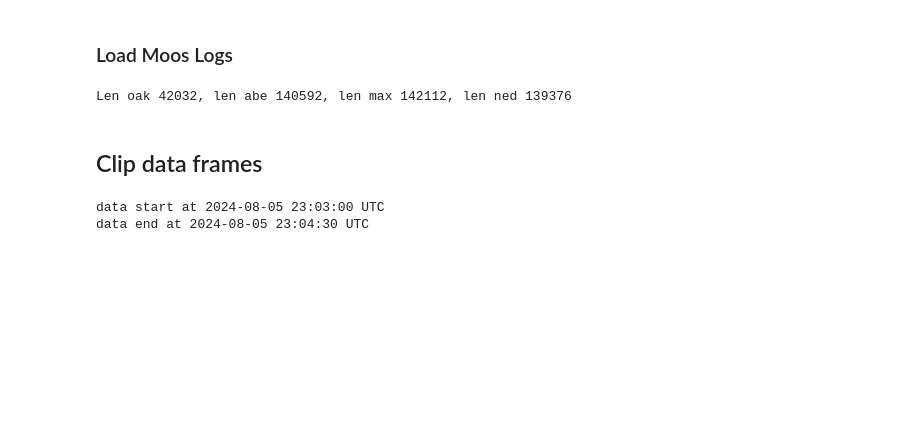
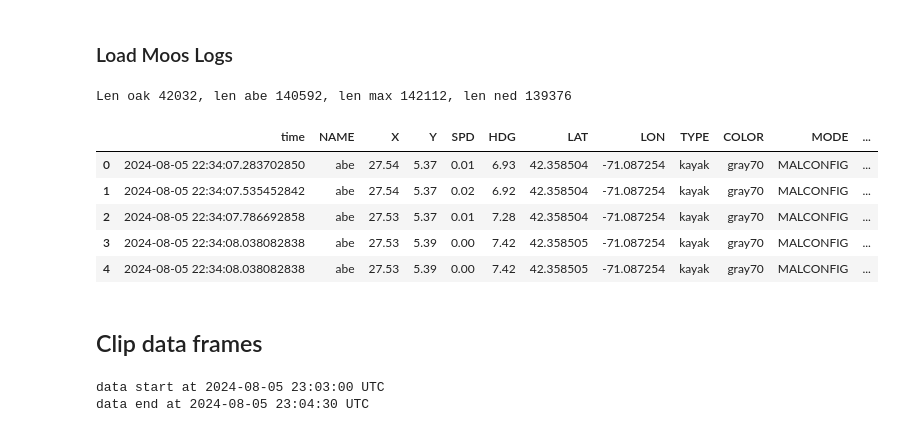
Before and after one commit to DanielDuecker/moos-ivp-ahoi, a Jupyter notebook: missions/ahoi_multi_agent_base/analysis_ahoi_backup.ipynb, the cells around one changed output. Drawn from its saved outputs; the diff is of its cells as text; code cells hidden in the pictures; blank space fills up the shorter version.

```diff
--- a/missions/ahoi_multi_agent_base/analysis_ahoi_backup.ipynb
+++ b/missions/ahoi_multi_agent_base/analysis_ahoi_backup.ipynb
@@ -100,6 +100,15 @@ if use_moos_logs:
     df_mdm_ned['time'] = pd.to_datetime(df_mdm_ned['time'], unit='s')
 # %% [output]
 Len oak 42032, len abe 140592, len max 142112, len ned 139376
+# %%
+ df_mdm_abe.head()
+# %% [output]
+|  | time | NAME | X | Y | SPD | HDG | LAT | LON | TYPE | COLOR | MODE | ... |
+| 0 | 2024-08-05 22:34:07.283702850 | abe | 27.54 | 5.37 | 0.01 | 6.93 | 42.358504 | -71.087254 | kayak | gray70 | MALCONFIG | ... |
+| 1 | 2024-08-05 22:34:07.535452842 | abe | 27.54 | 5.37 | 0.02 | 6.92 | 42.358504 | -71.087254 | kayak | gray70 | MALCONFIG | ... |
+| 2 | 2024-08-05 22:34:07.786692858 | abe | 27.53 | 5.37 | 0.01 | 7.28 | 42.358504 | -71.087254 | kayak | gray70 | MALCONFIG | ... |
+| 3 | 2024-08-05 22:34:08.038082838 | abe | 27.53 | 5.39 | 0.00 | 7.42 | 42.358505 | -71.087254 | kayak | gray70 | MALCONFIG | ... |
+| 4 | 2024-08-05 22:34:08.038082838 | abe | 27.53 | 5.39 | 0.00 | 7.42 | 42.358505 | -71.087254 | kayak | gray70 | MALCONFIG | ... |
 # %% [markdown]
 ## Clip data frames
 # %%
```
Also changed, not shown: parts of 3 cells of this notebook, 2 other files.
